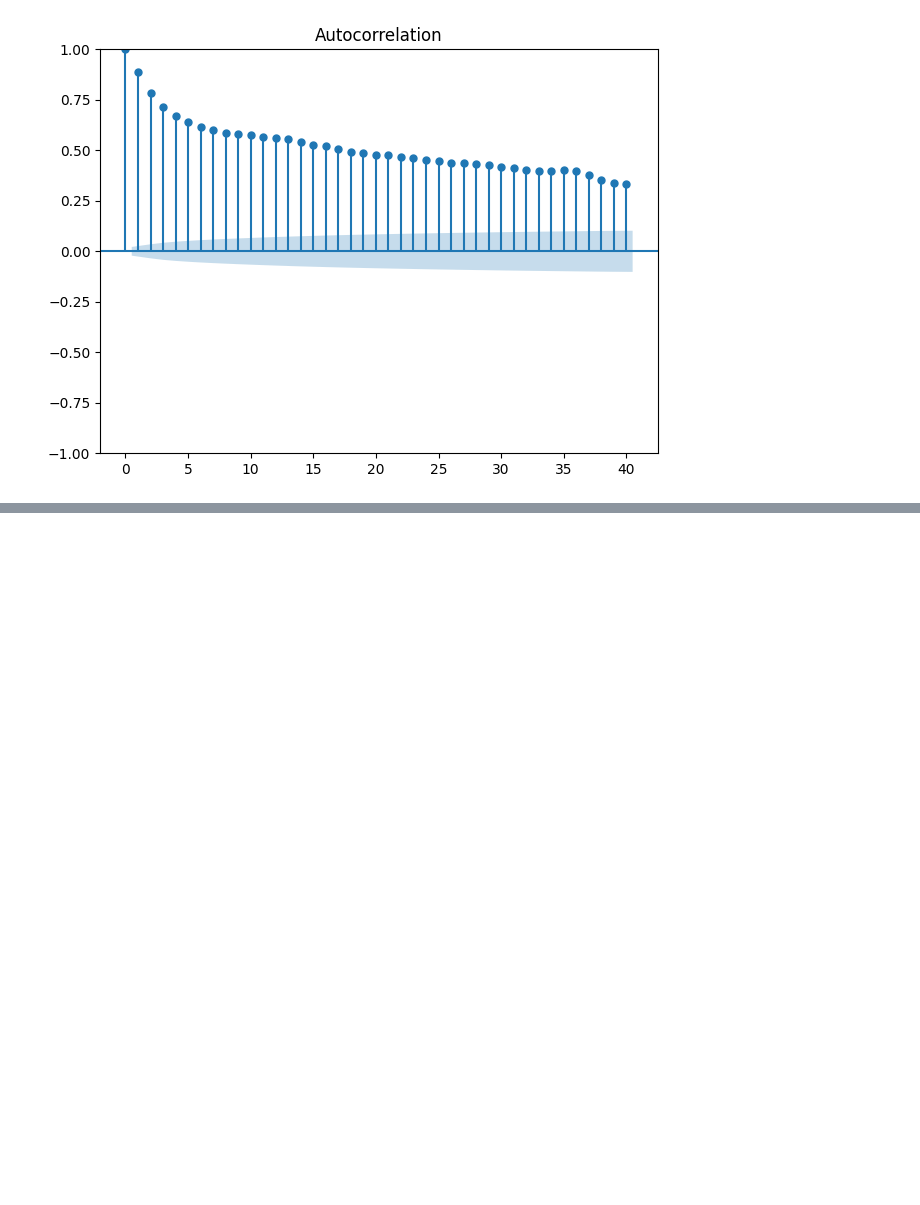
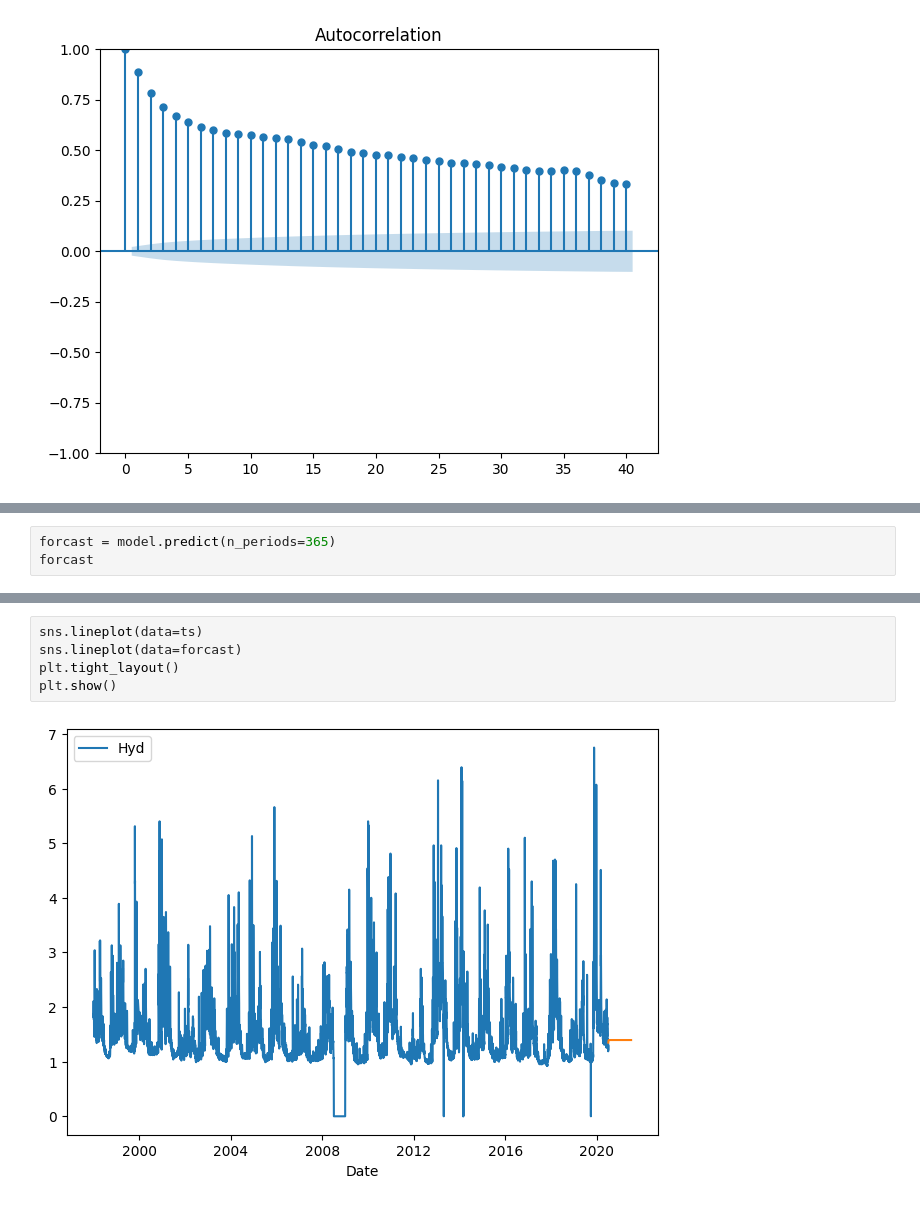
Before and after one commit to scontrerasr/Series_Temporales, a Jupyter notebook: src/explore.ipynb, the cells around one changed output, grey strips where cells are left out. Cells and saved outputs as stored; diff of their text form; blank space fills up the shorter version.

```diff
--- a/src/explore.ipynb
+++ b/src/explore.ipynb
@@ -142,0 +169,3 @@ Performing stepwise search to minimize aic
+# %%
+forcast = model.predict(n_periods=365)
+forcast
@@ -142,0 +185,7 @@ Performing stepwise search to minimize aic
+# %%
+sns.lineplot(data=ts)
+sns.lineplot(data=forcast)
+plt.tight_layout()
+plt.show()
+# %% [output]
+[figure, added]
```
Also changed, not shown: parts of 9 cells of this notebook.
